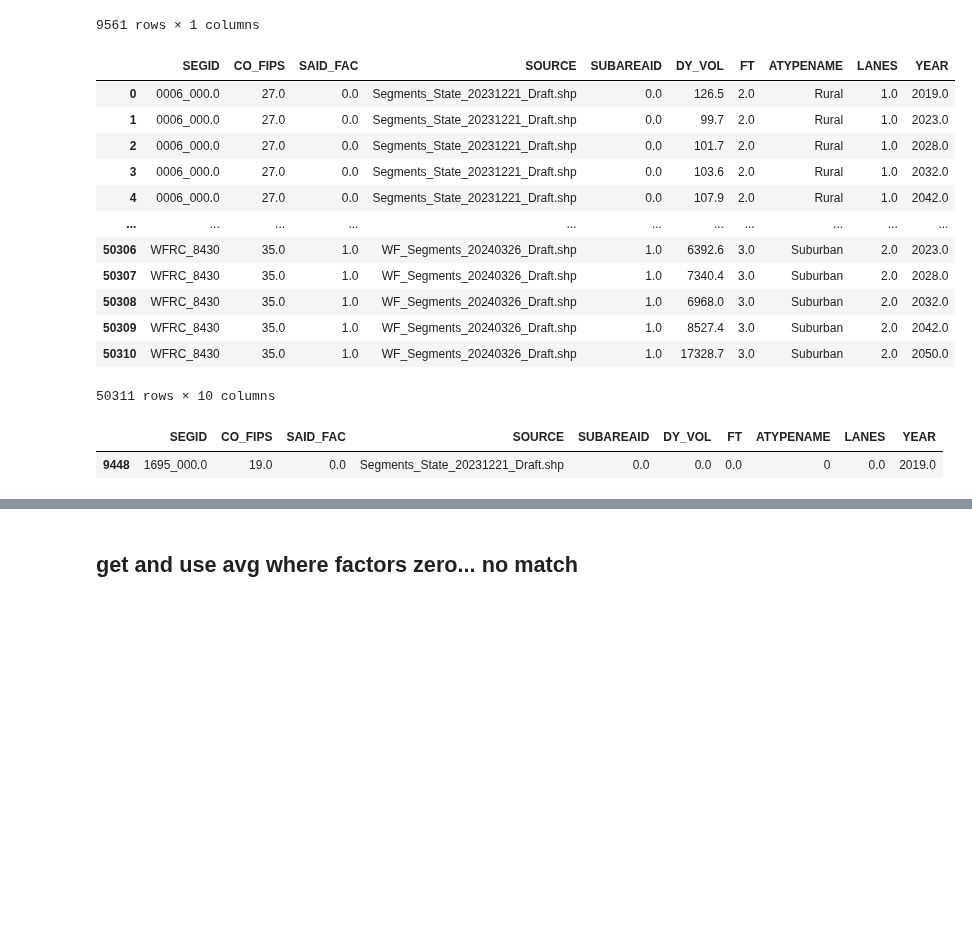
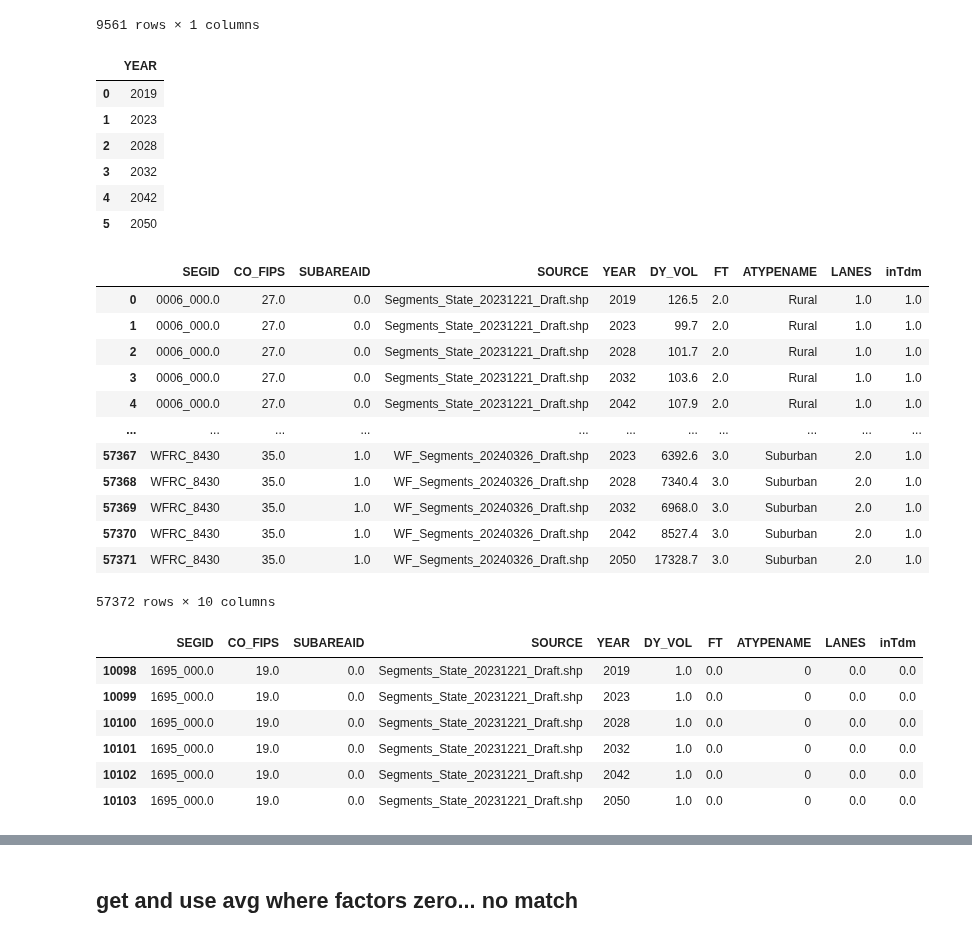
Before and after one commit to WFRCAnalytics/Traffic-Volume-Forecasts, a Jupyter notebook: 3-Prepare-Model-Forecasts.ipynb, the cells around one changed output, grey strips where cells are left out. Saved outputs shown, nothing was run; the diff lists cells and outputs as text; code cells hidden in the pictures; blank space fills up the shorter version.

Commit message:
Fix so not in model gets aadt forecast for all years not just 2019!

```diff
--- a/3-Prepare-Model-Forecasts.ipynb
+++ b/3-Prepare-Model-Forecasts.ipynb
@@ -147,6 +147,8 @@ for index, row in dfModelSegSummaries.iterrows():
 
     df['YEAR'] = row['modYear'] # Add modYear column
 
+    df['inTdm'] = 1 # set to 1 for segments in TDM... so we can tell what isn't in TDM later
+
     frames.append(df)
 
 # Concatenate all the frames into a single DataFrame
@@ -227,37 +229,62 @@ dfSegsForFacSource.groupby(['SEGID']).agg(COUNT=('SOURCE','count'))
 | WFRC_8476 | 1 |
 9561 rows × 1 columns
 # %%
+
+# Create a DataFrame with all unique years
+
+all_years_df = pd.DataFrame(dfMdlVol['YEAR'].unique(), columns=['YEAR'])
+display(all_years_df)
+
+
+# Merge dfSegsForFacSource with all_years_df to create all combinations of SEGID and YEAR
+dfSegsForFacSource_AllYears = pd.merge(dfSegsForFacSource.assign(key=1), all_years_df.assign(key=1), on='key').drop('key', axis=1)
+
+
 # Correcting the syntax for renaming columns and merging
 dfMdlVolWithAllSegs = pd.merge(
-    dfSegsForFacSource.rename(columns={'SUBAREAID': 'SAID_FAC'}),
+    dfSegsForFacSource_AllYears,#.rename(columns={'SUBAREAID': 'SAID_FAC'}),
     dfMdlVol,
-    on='SEGID',
+    on=('SEGID','YEAR','SUBAREAID'),
     how='left'
 )
 
+
 # FILL SEGS THAT DON'T HAVE MODEL WITH BASIC ASSUMPTIONS
-dfMdlVolWithAllSegs['YEAR'].fillna(2019, inplace=True)
+dfMdlVolWithAllSegs['inTdm'].fillna(0, inplace=True)
+dfMdlVolWithAllSegs['DY_VOL'].fillna(1, inplace=True) # since not in any model year, but should have volume so give at least one... since 0 volume segments in model should have volume go away
 dfMdlVolWithAllSegs.fillna(0, inplace=True)
 dfMdlVolWithAllSegs
 # %% [output]
-|  | SEGID | CO_FIPS | SAID_FAC | SOURCE | SUBAREAID | DY_VOL | FT | ATYPENAME | LANES | YEAR |
-| 0 | 0006_000.0 | 27.0 | 0.0 | Segments_State_20231221_Draft.shp | 0.0 | 126.5 | 2.0 | Rural | 1.0 | 2019.0 |
-| 1 | 0006_000.0 | 27.0 | 0.0 | Segments_State_20231221_Draft.shp | 0.0 | 99.7 | 2.0 | Rural | 1.0 | 2023.0 |
-| 2 | 0006_000.0 | 27.0 | 0.0 | Segments_State_20231221_Draft.shp | 0.0 | 101.7 | 2.0 | Rural | 1.0 | 2028.0 |
-| 3 | 0006_000.0 | 27.0 | 0.0 | Segments_State_20231221_Draft.shp | 0.0 | 103.6 | 2.0 | Rural | 1.0 | 2032.0 |
-| 4 | 0006_000.0 | 27.0 | 0.0 | Segments_State_20231221_Draft.shp | 0.0 | 107.9 | 2.0 | Rural | 1.0 | 2042.0 |
-| ... | ... | ... | ... | ... | ... | ... | ... | ... | ... | ... |
-| 50306 | WFRC_8430 | 35.0 | 1.0 | WF_Segments_20240326_Draft.shp | 1.0 | 6392.6 | 3.0 | Suburban | 2.0 | 2023.0 |
-| 50307 | WFRC_8430 | 35.0 | 1.0 | WF_Segments_20240326_Draft.shp | 1.0 | 7340.4 | 3.0 | Suburban | 2.0 | 2028.0 |
-| 50308 | WFRC_8430 | 35.0 | 1.0 | WF_Segments_20240326_Draft.shp | 1.0 | 6968.0 | 3.0 | Suburban | 2.0 | 2032.0 |
-| 50309 | WFRC_8430 | 35.0 | 1.0 | WF_Segments_20240326_Draft.shp | 1.0 | 8527.4 | 3.0 | Suburban | 2.0 | 2042.0 |
-| 50310 | WFRC_8430 | 35.0 | 1.0 | WF_Segments_20240326_Draft.shp | 1.0 | 17328.7 | 3.0 | Suburban | 2.0 | 2050.0 |
+|  | YEAR |
+| 0 | 2019 |
+| 1 | 2023 |
+| 2 | 2028 |
+| 3 | 2032 |
+| 4 | 2042 |
+| 5 | 2050 |
+|  | SEGID | CO_FIPS | SUBAREAID | SOURCE | YEAR | DY_VOL | FT | ATYPENAME | LANES | inTdm |
+| 0 | 0006_000.0 | 27.0 | 0.0 | Segments_State_20231221_Draft.shp | 2019 | 126.5 | 2.0 | Rural | 1.0 | 1.0 |
+| 1 | 0006_000.0 | 27.0 | 0.0 | Segments_State_20231221_Draft.shp | 2023 | 99.7 | 2.0 | Rural | 1.0 | 1.0 |
+| 2 | 0006_000.0 | 27.0 | 0.0 | Segments_State_20231221_Draft.shp | 2028 | 101.7 | 2.0 | Rural | 1.0 | 1.0 |
+| 3 | 0006_000.0 | 27.0 | 0.0 | Segments_State_20231221_Draft.shp | 2032 | 103.6 | 2.0 | Rural | 1.0 | 1.0 |
+| 4 | 0006_000.0 | 27.0 | 0.0 | Segments_State_20231221_Draft.shp | 2042 | 107.9 | 2.0 | Rural | 1.0 | 1.0 |
+| ... | ... | ... | ... | ... | ... | ... | ... | ... | ... | ... |
+| 57367 | WFRC_8430 | 35.0 | 1.0 | WF_Segments_20240326_Draft.shp | 2023 | 6392.6 | 3.0 | Suburban | 2.0 | 1.0 |
+| 57368 | WFRC_8430 | 35.0 | 1.0 | WF_Segments_20240326_Draft.shp | 2028 | 7340.4 | 3.0 | Suburban | 2.0 | 1.0 |
+| 57369 | WFRC_8430 | 35.0 | 1.0 | WF_Segments_20240326_Draft.shp | 2032 | 6968.0 | 3.0 | Suburban | 2.0 | 1.0 |
+| 57370 | WFRC_8430 | 35.0 | 1.0 | WF_Segments_20240326_Draft.shp | 2042 | 8527.4 | 3.0 | Suburban | 2.0 | 1.0 |
+| 57371 | WFRC_8430 | 35.0 | 1.0 | WF_Segments_20240326_Draft.shp | 2050 | 17328.7 | 3.0 | Suburban | 2.0 | 1.0 |
-50311 rows × 10 columns
+57372 rows × 10 columns
 # %%
 dfMdlVolWithAllSegs[dfMdlVolWithAllSegs['SEGID']=='1695_000.0']
 # %% [output]
-|  | SEGID | CO_FIPS | SAID_FAC | SOURCE | SUBAREAID | DY_VOL | FT | ATYPENAME | LANES | YEAR |
-| 9448 | 1695_000.0 | 19.0 | 0.0 | Segments_State_20231221_Draft.shp | 0.0 | 0.0 | 0.0 | 0 | 0.0 | 2019.0 |
+|  | SEGID | CO_FIPS | SUBAREAID | SOURCE | YEAR | DY_VOL | FT | ATYPENAME | LANES | inTdm |
+| 10098 | 1695_000.0 | 19.0 | 0.0 | Segments_State_20231221_Draft.shp | 2019 | 1.0 | 0.0 | 0 | 0.0 | 0.0 |
+| 10099 | 1695_000.0 | 19.0 | 0.0 | Segments_State_20231221_Draft.shp | 2023 | 1.0 | 0.0 | 0 | 0.0 | 0.0 |
+| 10100 | 1695_000.0 | 19.0 | 0.0 | Segments_State_20231221_Draft.shp | 2028 | 1.0 | 0.0 | 0 | 0.0 | 0.0 |
+| 10101 | 1695_000.0 | 19.0 | 0.0 | Segments_State_20231221_Draft.shp | 2032 | 1.0 | 0.0 | 0 | 0.0 | 0.0 |
+| 10102 | 1695_000.0 | 19.0 | 0.0 | Segments_State_20231221_Draft.shp | 2042 | 1.0 | 0.0 | 0 | 0.0 | 0.0 |
+| 10103 | 1695_000.0 | 19.0 | 0.0 | Segments_State_20231221_Draft.shp | 2050 | 1.0 | 0.0 | 0 | 0.0 | 0.0 |
 # %%
 # GET WEEKDAY FACTORS
 
```
Also changed, not shown: parts of 21 cells of this notebook, 14 other files.
